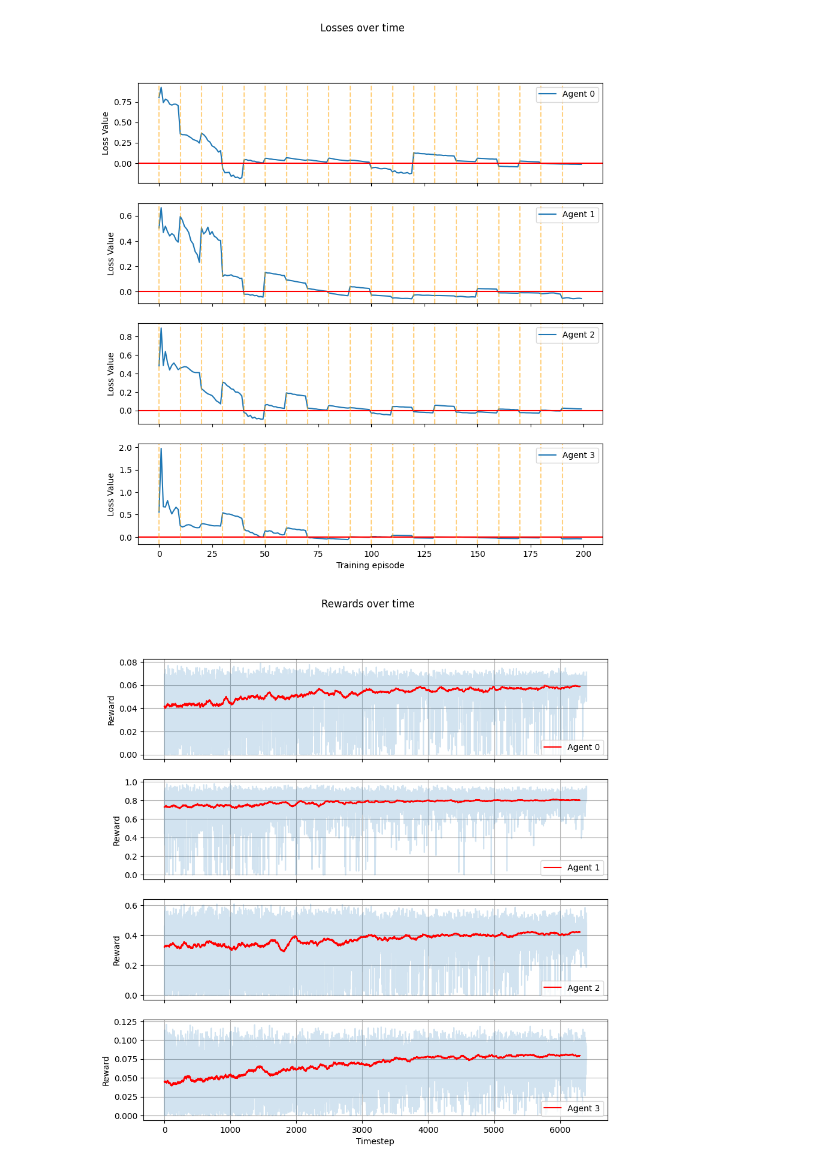
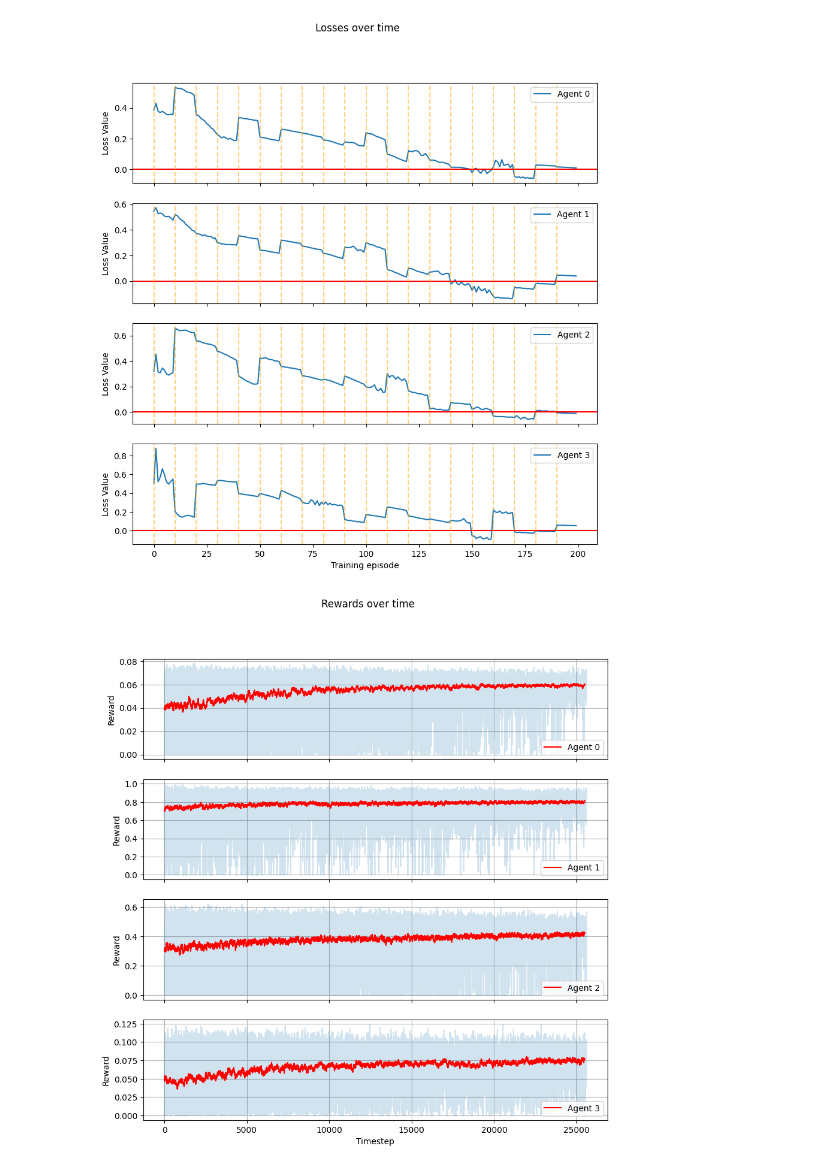
Before and after one commit to i4ata/BScProject, a Jupyter notebook: ppo/PPO_Tryouts.ipynb, the cells around one changed output. Cells and saved outputs as stored; diff of their text form; code cells hidden in the pictures.

Commit message:
improved the baseline by adding parallel environments

```diff
--- a/ppo/PPO_Tryouts.ipynb
+++ b/ppo/PPO_Tryouts.ipynb
@@ -29,36 +31,47 @@ def create_agents(env : Rice):
     return agents
 # %%
 agents = helper_scripts.create_agents(env)
+# %%
+n_parallel_envs = 4
+envs = [Rice(region_yamls_filename='fewer_region_yamls/') for _ in range(n_parallel_envs)]
 # %%
 epochs = 20
 batch_size = 16
 # %%
-rewards = {i : [] for i in range(len(agents))}
+rewards_collection = {i : [] for i in range(len(agents))}
 
 for epoch in tqdm(range(epochs)):
     for batch in range(batch_size):
-        state = env.reset()
+        states = [env.reset() for env in envs]
         for t in range(env.episode_length):
             collective_action = {}
             for agent_id in range(len(agents)):
-                collective_action[agent_id] = agents[agent_id].select_action(state[agent_id])
-            state, reward, _, _ = env.step(collective_action)
+                collective_action[agent_id] = agents[agent_id].select_action(
+                    [state[agent_id] for state in states]
+                )
+
+            states, rewards, _, _ = zip(*[
+                env.step({agent_id : collective_action[agent_id][i]
+                          for agent_id in range(len(agents))})
+                for (i, env) in enumerate(envs)
+            ])
+
             for agent_id in range(len(agents)):
-                agents[agent_id].buffer.rewards.append(reward[agent_id])
-                agents[agent_id].buffer.is_terminals.append(t == env.episode_length - 1)
-
-                rewards[agent_id].append(reward[agent_id])
+                r = [reward[agent_id] for reward in rewards]
+                agents[agent_id].buffer.rewards.extend(r)
+                rewards_collection[agent_id].extend(r)
+                agents[agent_id].buffer.is_terminals.extend([t == env.episode_length - 1] * n_parallel_envs)
 
     for agent in agents:
         agent.update()
 # %%
 helper_scripts.plot_losses(agents, agents[0].K_epochs)
 # %% [output]
-[figure, old version]
+[figure, new version]
 # %%
-helper_scripts.plot_rewards(rewards)
+helper_scripts.plot_rewards(rewards_collection)
 # %% [output]
-[figure, old version]
+[figure, new version]
 # %%
 t, a_t, _ = helper_scripts.evaluate_agents(agents, env)
 b, a_b, _ = helper_scripts.baseline(env)
```
Also changed, not shown: parts of 2 cells of this notebook, 1 other file.
